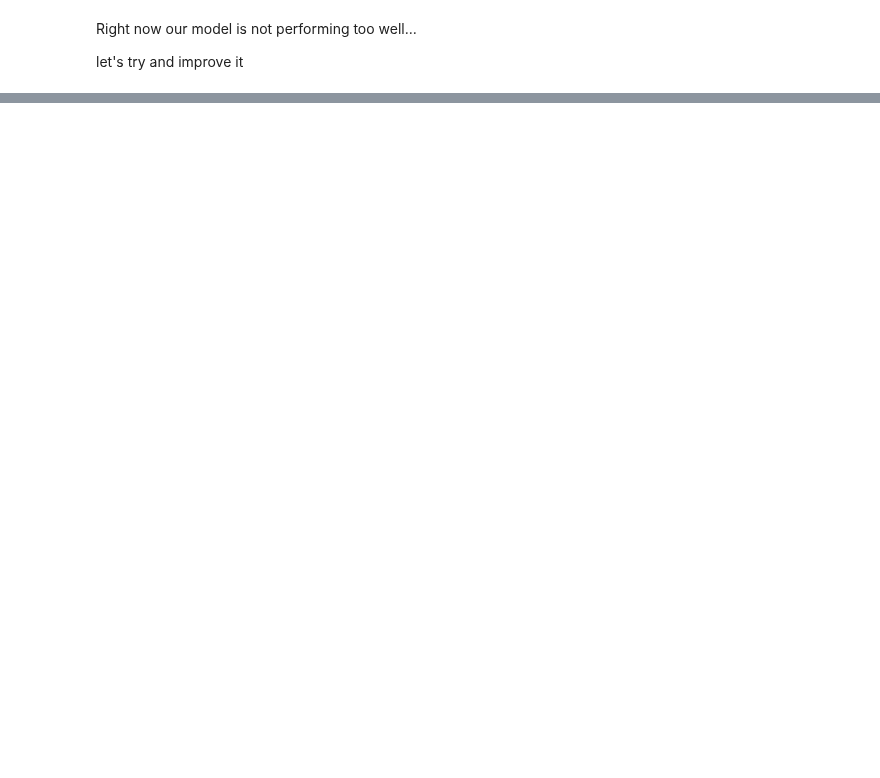
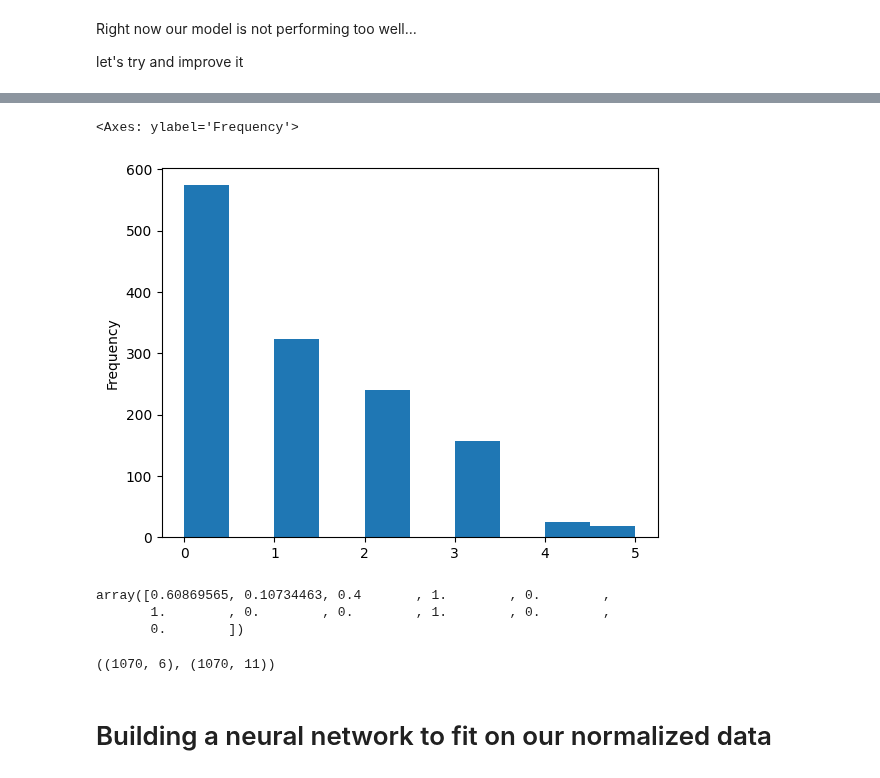
Before and after one commit to LivingstonTardzenyuy/Deep-Learning-with-TensorFlow, a Jupyter notebook: predicting_charges_of_a_patient.ipynb, the cells around one changed output, grey strips where cells are left out. Cells and saved outputs as stored; diff of their text form; code cells hidden in the pictures; blank space fills up the shorter version.

Commit message:
Normalize our data and build the model..

```diff
--- a/predicting_charges_of_a_patient.ipynb
+++ b/predicting_charges_of_a_patient.ipynb
@@ -179,0 +230,7 @@ insurance_model_1.fit(X_train, y_train, epochs=100)
+# %%
+X['children'].plot(
+    kind='hist'
+)
+# %% [output]
+<Axes: ylabel='Frequency'>
+[figure, added]
@@ -179,0 +263,15 @@ insurance_model_1.fit(X_train, y_train, epochs=100)
+# %%
+# Let's see how our data looks like afer normalization...
+
+X_train_normal[0]
+# %% [output]
+array([0.60869565, 0.10734463, 0.4       , 1.        , 0.        ,
+       1.        , 0.        , 0.        , 1.        , 0.        ,
+       0.        ])
+# %%
+# Checking to see if we have d/f after normalization.
+X_train.shape, X_train_normal.shape
+# %% [output]
+((1070, 6), (1070, 11))
+# %% [markdown]
+# Building a neural network to fit on our normalized data
```
Also changed, not shown: parts of 14 cells of this notebook.
